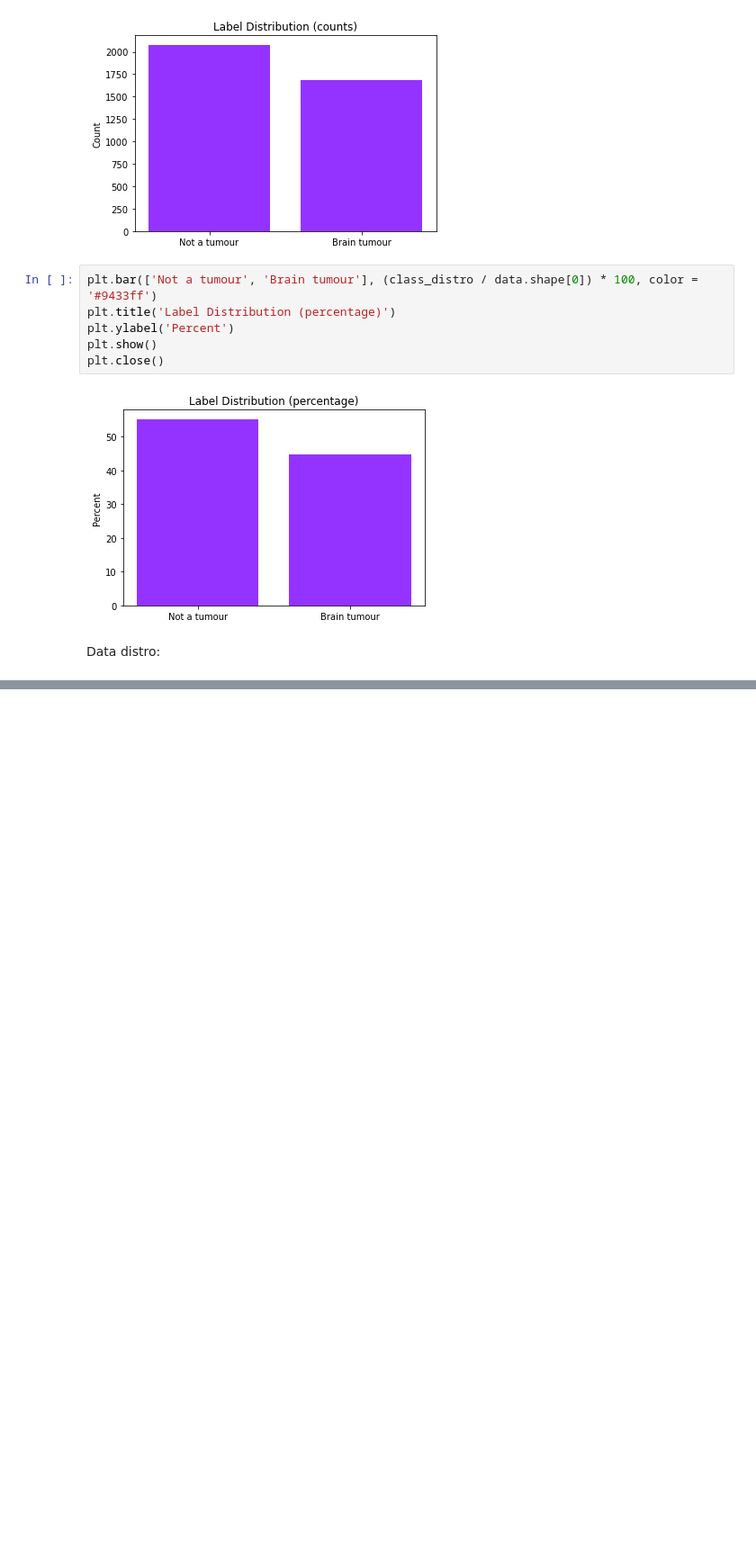
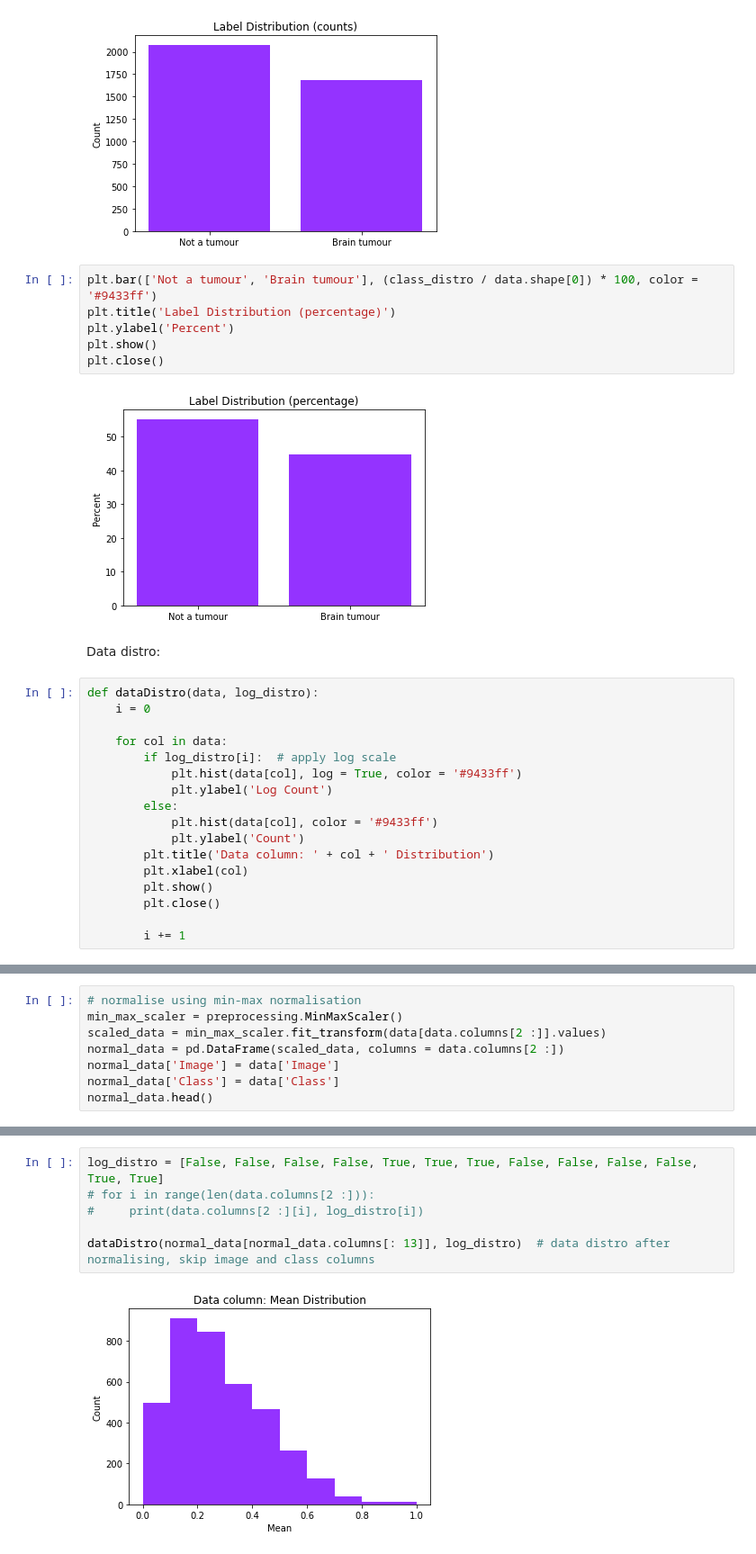
Before and after one commit to jerryadamsfranklin/brain-tumour-detection, a Jupyter notebook: eda.ipynb, the cells around one changed output, grey strips where cells are left out. Shown at 90% size. Cells and saved outputs as stored; diff of their text form; blank space fills up the shorter version.

Commit message:
modified data distro func, created normalised data, added summary stats

```diff
--- a/eda.ipynb
+++ b/eda.ipynb
@@ -40,6 +42,23 @@ plt.close()
 [figure]
 # %% [markdown]
 Data distro:
+# %%
+def dataDistro(data, log_distro):
+    i = 0
+
+    for col in data:
+        if log_distro[i]:  # apply log scale
+            plt.hist(data[col], log = True, color = '#9433ff')
+            plt.ylabel('Log Count')
+        else:
+            plt.hist(data[col], color = '#9433ff')
+            plt.ylabel('Count')
+        plt.title('Data column: ' + col + ' Distribution')
+        plt.xlabel(col)
+        plt.show()
+        plt.close()
+
+        i += 1
 # %%
 log_distro = [False, False, False, False, True, True, True, False, False, False, False, True, True]
 # for i in range(len(data.columns[2 :])):
@@ -76,0 +96,8 @@ for col in data.columns[2 :]:  # skip image and class columns
+# %%
+# normalise using min-max normalisation
+min_max_scaler = preprocessing.MinMaxScaler()
+scaled_data = min_max_scaler.fit_transform(data[data.columns[2 :]].values)
+normal_data = pd.DataFrame(scaled_data, columns = data.columns[2 :])
+normal_data['Image'] = data['Image']
+normal_data['Class'] = data['Class']
+normal_data.head()
@@ -76,0 +111,8 @@ for col in data.columns[2 :]:  # skip image and class columns
+# %%
+log_distro = [False, False, False, False, True, True, True, False, False, False, False, True, True]
+# for i in range(len(data.columns[2 :])):
+#     print(data.columns[2 :][i], log_distro[i])
+
+dataDistro(normal_data[normal_data.columns[: 13]], log_distro)  # data distro after normalising, skip image and class columns
+# %% [output]
+[figure, added]
```
Also changed, not shown: parts of 8 cells of this notebook.
